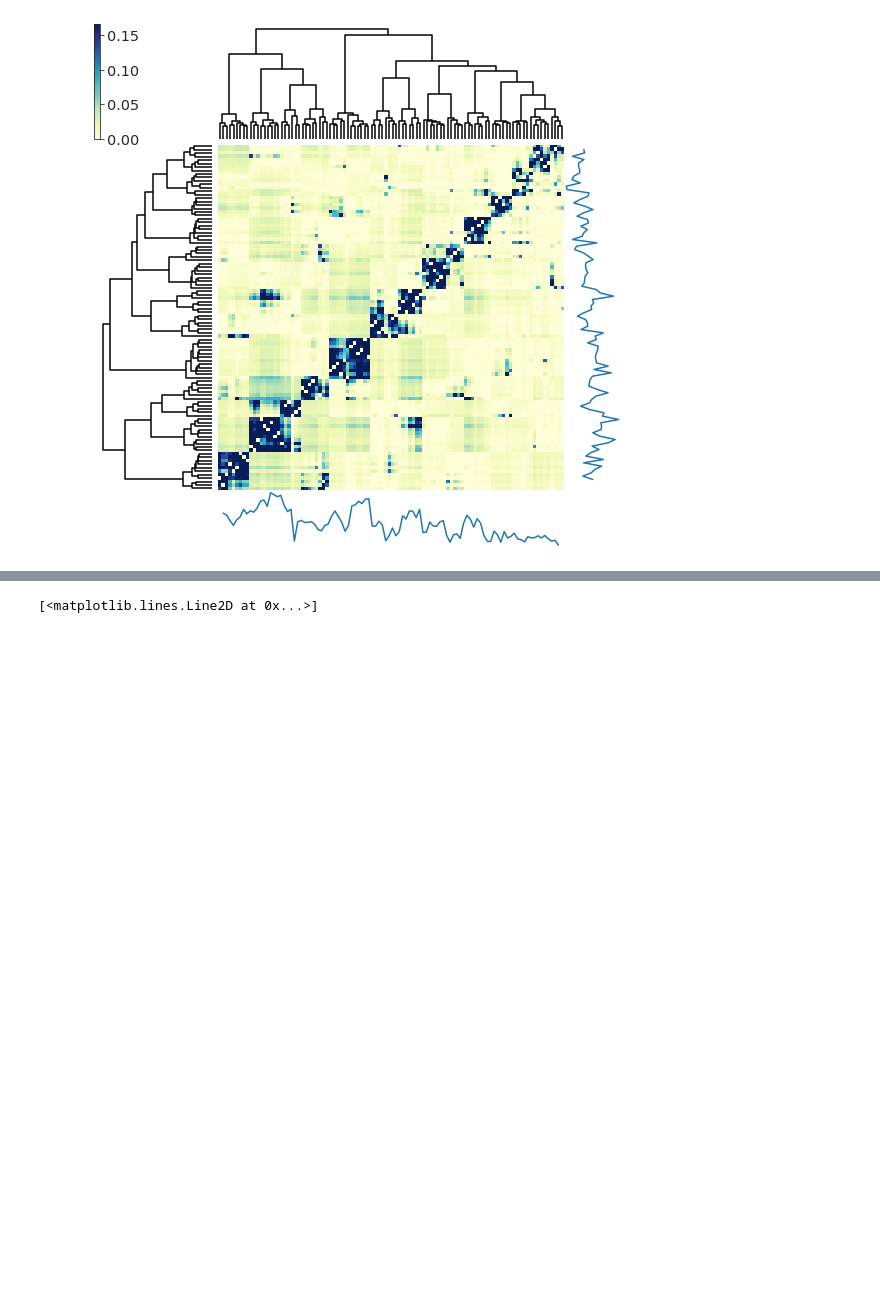
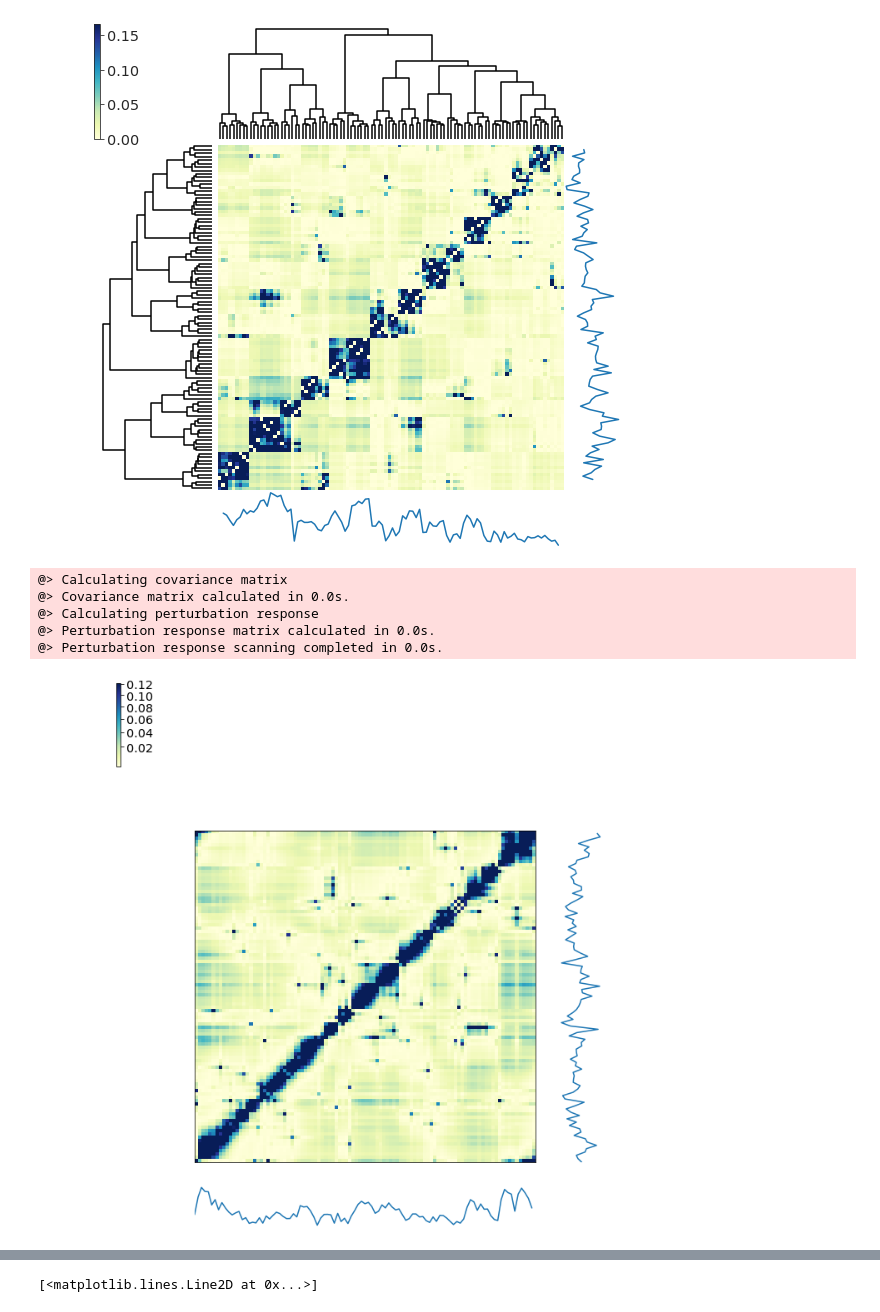
Before and after one commit to oacar/enm_package, a Jupyter notebook: notebooks/11-Pipeline figures-092320.ipynb, the cells around one changed output, grey strips where cells are left out. Saved outputs shown, nothing was run; the diff lists cells and outputs as text; code cells hidden in the pictures; blank space fills up the shorter version.

```diff
--- a/notebooks/11-Pipeline figures-092320.ipynb
+++ b/notebooks/11-Pipeline figures-092320.ipynb
@@ -55,6 +55,86 @@ from src.visualize.visualize import heatmap_annotated
 rowdata, coldata = heatmap_annotated(enm_ba.prs_mat, enm_ba.figure_path)
 # %% [output]
 [figure]
+# %%
+enm_ba.get_prs(no_diag=False)
+# %% [output]
+@> Calculating covariance matrix
+@> Covariance matrix calculated in 0.0s.
+@> Calculating perturbation response
+@> Perturbation response matrix calculated in 0.0s.
+@> Perturbation response scanning completed in 0.0s.
+# %%
+import copy
+prs_mat = enm_ba.prs_mat
+quantile_threshold =  0.95
+#method = 'centroid'
+q99 = np.quantile(prs_mat, quantile_threshold)
+prs_mat_cl = copy.deepcopy(prs_mat)
+prs_mat_cl[prs_mat_cl > q99] = q99
+#colors_ = ['red' if i in sensors_pcc.orf_name.values else 'blue' if i in effector_pcc.orf_name.values else 'none' for i in e_pcc.nodes]
+fig = plt.figure(figsize=(12, 12))
+from matplotlib import gridspec, colors as clr
+gs = gridspec.GridSpec(4,4, width_ratios=[1,.2,4,.5], height_ratios=[1,.2,4,.5])
+ax_row_dend = fig.add_subplot(gs[2,0])
+ax_col_dend = fig.add_subplot(gs[0,2])
+ax_row_dend.set_axis_off()
+ax_col_dend.set_axis_off()
+
+# ax_row_colors = fig.add_subplot(gs[2,1])
+# ax_col_colors = fig.add_subplot(gs[1,2])
+
+ax_heatmap = fig.add_subplot(gs[2,2])
+
+ax_row_data = fig.add_subplot(gs[2,3])
+ax_row_data.set_axis_off()
+
+ax_col_data = fig.add_subplot(gs[3,2])
+ax_col_data.set_axis_off()
+
+im = ax_heatmap.matshow(prs_mat_cl, aspect='auto',
+                      origin='lower', cmap="YlGnBu",norm=clr.PowerNorm(gamma=0.8))
+
+
+# xticks to the right (x-axis)
+#ax_heatmap.set_xticks(range(40))
+#ax_heatmap.set_xticklabels(idx1, minor=False)
+ax_heatmap.xaxis.set_label_position('bottom')
+ax_heatmap.xaxis.tick_bottom()
+
+plt.xticks(rotation=-90, fontsize=8)  # ,colors='black')
+
+# xticks to the right (y-axis)
+#ax_heatmap.set_yticks(range(40))
+#ax_heatmap.set_yticklabels(idx2, minor=False)
+ax_heatmap.yaxis.set_label_position('right')
+ax_heatmap.yaxis.tick_right()
+#ax_heatmap.set_axis_off()
+
+ax_heatmap.set_xticks([])
+ax_heatmap.set_yticks([])
+# to add the color bar
+# axcolor = fig.add_axes([0.94, 0.1, 0.02, 0.6])
+ax_colorbar = fig.add_subplot(gs[0, 0])
+ax_colorbar.set_axis_off()
+#ax_colorbar = fig.add_axes([0.0, 0.71, 0.1, .2])
+row_data = np.mean(prs_mat, axis=1)
+    # ,orientation=u'vertical')
+ax_row_data.plot((row_data), range(len(row_data)), '-')
+ax_row_data.set_ylim(0,len(row_data))
+
+col_data = np.mean(prs_mat, axis=0)
+    # ,orientation=u'vertical')
+ax_col_data.plot(range(len(col_data)), col_data, '-')
+ax_col_data.set_xlim(0,len(col_data))
+#plt.axis('off')
+#ax_col_data.axhline(np.quantile(col_data,0.99),c='orange',linestyle=':')
+#ax_row_data.axvline(np.quantile(row_data,0.99),c='orange',linestyle=':')
+
+cbar = plt.colorbar(im, ax=ax_colorbar)
+#cbar.set_ticks([0,0.0002,0.0004])
+plt.show()
+# %% [output]
+[figure, added]
 # %%
 mpl.rc('text', usetex = False)
 
```
Also changed, not shown: parts of 2 cells of this notebook, 10 other files.
